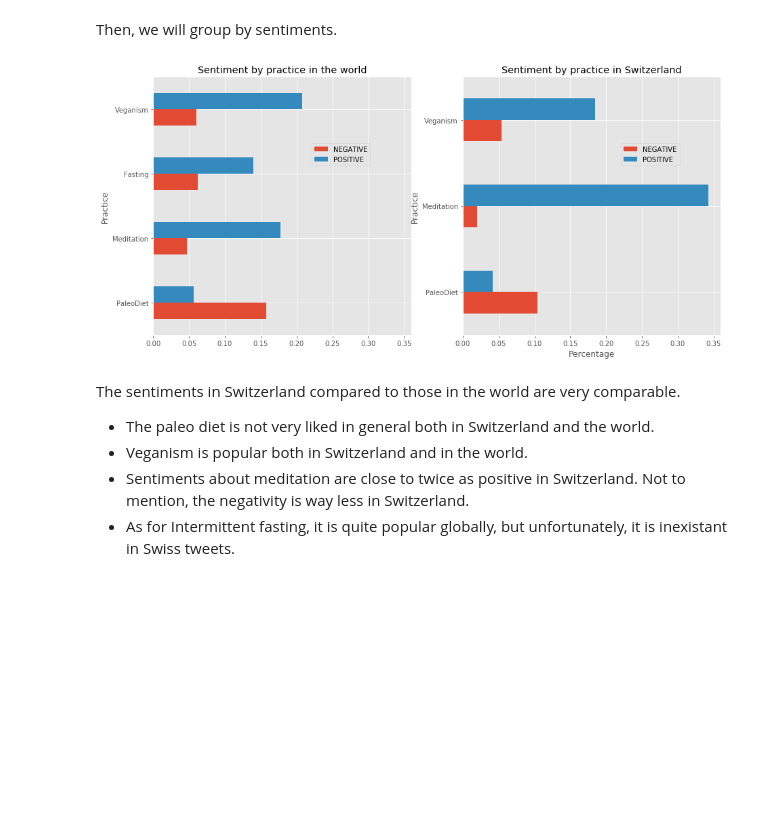
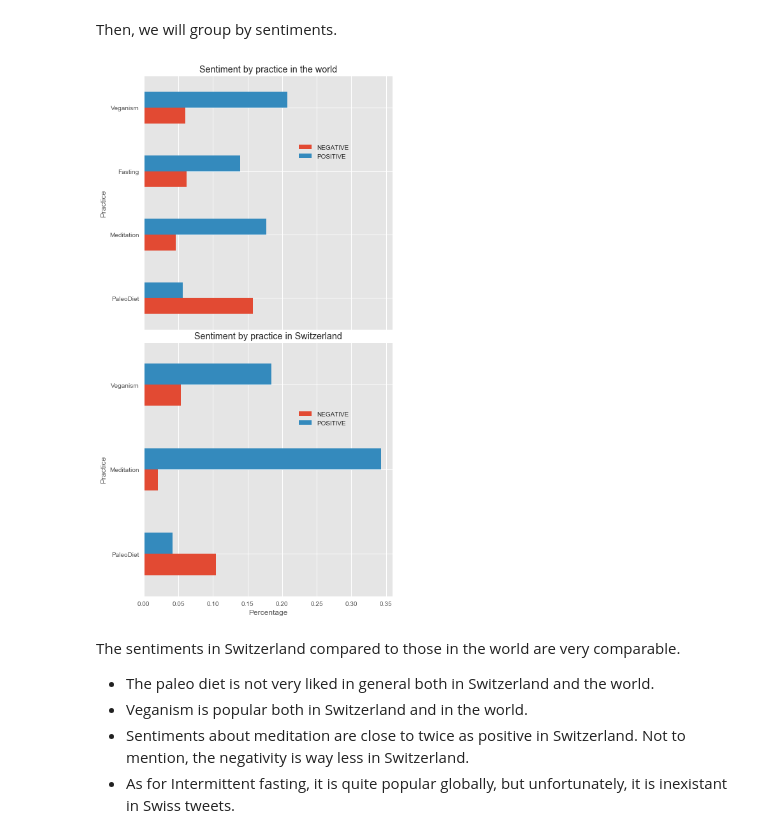
Before and after one commit to Firas11993/ada2017, a Jupyter notebook: Project.ipynb, the cells around one changed output. Cells and saved outputs as stored; diff of their text form; code cells hidden in the pictures; blank space fills up the shorter version.

```diff
--- a/Project/Project.ipynb
+++ b/Project.ipynb
@@ -820,23 +820,25 @@ def groupAndPlot(frames,columns,practices ,ax,title) :
 # %%
 frames_leon=[data_paleo,data_medit,data_fast,data_vegan]
 cols_leon=['sentiment','user']
 titles_leon=['PaleoDiet','Meditation','Fasting','Veganism']
 
 frames_swiss=[data_paleo_swiss,data_medit_swiss,data_vegan_swiss]
 cols_swiss=['sentiment','published']
 titles_swiss=['PaleoDiet','Meditation','Veganism']
 
-fig , ax = plt.subplots(1,2,figsize=(15,7),sharex=True)
+fig , ax = plt.subplots(2,1,figsize=(7,15),sharex=True)
+
+plt.subplots_adjust(wspace=0.1, hspace=0.05)
+
 
 groupAndPlot(frames_leon,cols_leon,titles_leon,ax[0],'Sentiment by practice in the world')
 groupAndPlot(frames_swiss,cols_swiss,titles_swiss,ax[1],'Sentiment by practice in Switzerland')
 ax[0].legend(loc='center left', bbox_to_anchor=(0.6, 0.7))
 ax[1].legend(loc='center left', bbox_to_anchor=(0.6, 0.7))
-plt.style.use('seaborn-deep')
 
 plt.show()
 # %% [output]
-[figure, old version]
+[figure, new version]
 # %% [markdown]
 The sentiments in Switzerland compared to those in the world are very comparable.
 - The paleo diet is not very liked in general both in Switzerland and the world.
```
Also changed, not shown: parts of 2 cells of this notebook, 2 other files.
